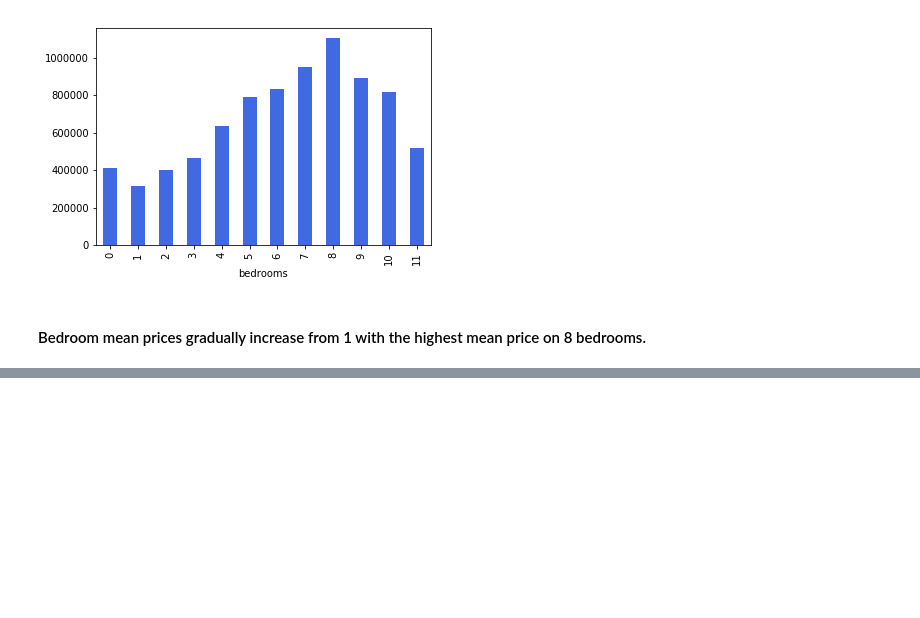
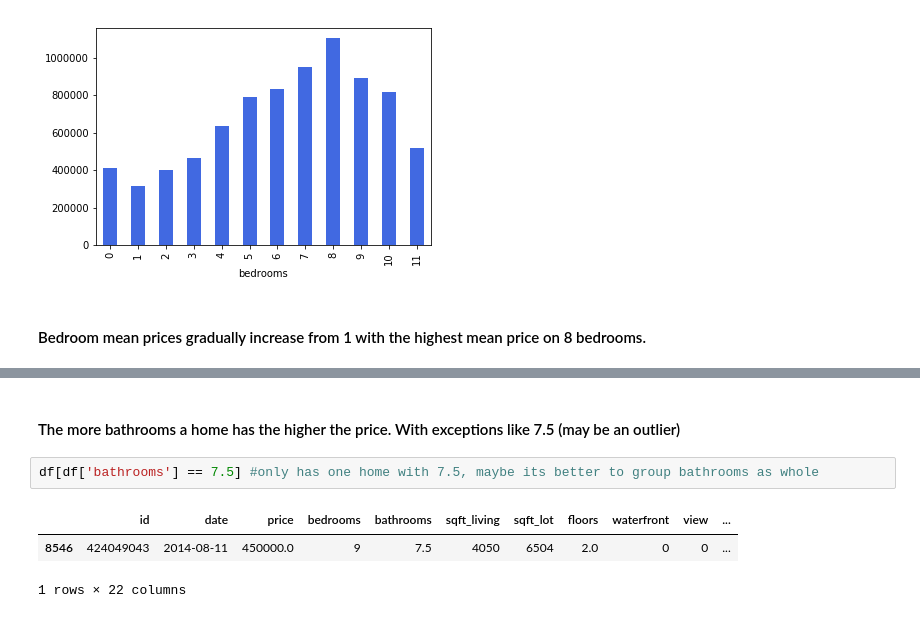
Before and after one commit to mwon3919/Springboard_Captstone1, a Jupyter notebook: Springboard_capstoneproject1.ipynb, the cells around one changed output, grey strips where cells are left out. Cells and saved outputs as stored; diff of their text form; blank space fills up the shorter version.

```diff
--- a/Springboard_capstoneproject1.ipynb
+++ b/Springboard_capstoneproject1.ipynb
@@ -1082,0 +1099,8 @@ dfbed.groupby('bedrooms')['price'].mean().plot(kind = 'bar',color = 'royalblue')
+# %% [markdown]
+#### The more bathrooms a home has the higher the price. With exceptions like 7.5 (may be an outlier)
+# %%
+df[df['bathrooms'] == 7.5] #only has one home with 7.5, maybe its better to group bathrooms as whole
+# %% [output]
+|  | id | date | price | bedrooms | bathrooms | sqft_living | sqft_lot | floors | waterfront | view | ... |
+| 8546 | 424049043 | 2014-08-11 | 450000.0 | 9 | 7.5 | 4050 | 6504 | 2.0 | 0 | 0 | ... |
+1 rows × 22 columns
```
Also changed, not shown: parts of 15 cells of this notebook.
